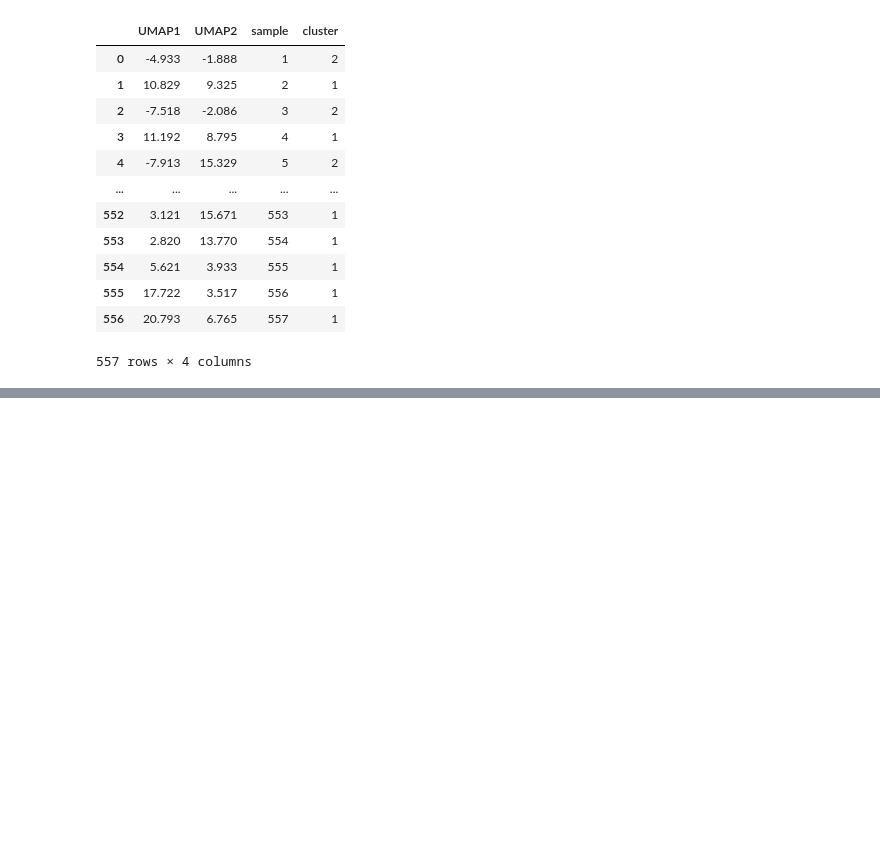
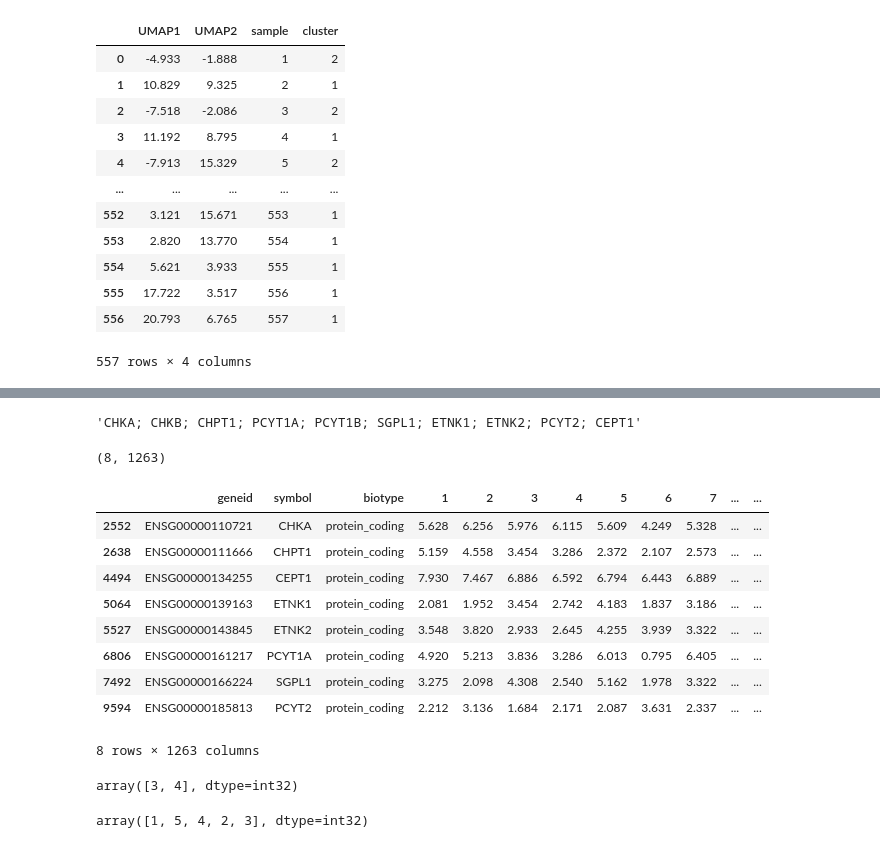
Before and after one commit to flalix/perturb_agent, a Jupyter notebook: notebooks/mtp_TCGA_56_studying_results.ipynb, the cells around one changed output, grey strips where cells are left out. Saved outputs shown, nothing was run; the diff lists cells and outputs as text; code cells hidden in the pictures; blank space fills up the shorter version.

```diff
--- a/notebooks/mtp_TCGA_56_studying_results.ipynb
+++ b/notebooks/mtp_TCGA_56_studying_results.ipynb
@@ -322,0 +344,39 @@ gdc.df_umap
+# %%
+genesk_col = ['CHKA', 'CHKB', 'CHPT1', 'PCYT1A', 'PCYT1B']
+genesk_eta = ['SGPL1', 'ETNK1', 'ETNK2', 'PCYT2', 'CEPT1']
+
+genesk_all = genesk_col + genesk_eta
+"; ".join(genesk_all)
+# %% [output]
+'CHKA; CHKB; CHPT1; PCYT1A; PCYT1B; SGPL1; ETNK1; ETNK2; PCYT2; CEPT1'
+# %%
+df2 = dfall[dfall.symbol.isin(genesk_all)]
+print(df2.shape)
+df2
+# %% [output]
+(8, 1263)
+|  | geneid | symbol | biotype | 1 | 2 | 3 | 4 | 5 | 6 | 7 | ... | ... |
+| 2552 | ENSG00000110721 | CHKA | protein_coding | 5.628 | 6.256 | 5.976 | 6.115 | 5.609 | 4.249 | 5.328 | ... | ... |
+| 2638 | ENSG00000111666 | CHPT1 | protein_coding | 5.159 | 4.558 | 3.454 | 3.286 | 2.372 | 2.107 | 2.573 | ... | ... |
+| 4494 | ENSG00000134255 | CEPT1 | protein_coding | 7.930 | 7.467 | 6.886 | 6.592 | 6.794 | 6.443 | 6.889 | ... | ... |
+| 5064 | ENSG00000139163 | ETNK1 | protein_coding | 2.081 | 1.952 | 3.454 | 2.742 | 4.183 | 1.837 | 3.186 | ... | ... |
+| 5527 | ENSG00000143845 | ETNK2 | protein_coding | 3.548 | 3.820 | 2.933 | 2.645 | 4.255 | 3.939 | 3.322 | ... | ... |
+| 6806 | ENSG00000161217 | PCYT1A | protein_coding | 4.920 | 5.213 | 3.836 | 3.286 | 6.013 | 0.795 | 6.405 | ... | ... |
+| 7492 | ENSG00000166224 | SGPL1 | protein_coding | 3.275 | 2.098 | 4.308 | 2.540 | 5.162 | 1.978 | 3.322 | ... | ... |
+| 9594 | ENSG00000185813 | PCYT2 | protein_coding | 2.212 | 3.136 | 1.684 | 2.171 | 2.087 | 3.631 | 2.337 | ... | ... |
+8 rows × 1263 columns
+# %%
+df_hca = gdc.df_hca
+df_metadata = gdc.df_metadata
+
+lista = df_metadata[df_metadata.condition == 'normal'].index.to_list()
+mini = np.min(lista)
+
+normal_clusters = np.unique(df_hca[df_hca['sample'] >= mini].cluster)
+normal_clusters
+# %% [output]
+array([3, 4], dtype=int32)
+# %%
+df_hca.cluster.unique()
+# %% [output]
+array([1, 5, 4, 2, 3], dtype=int32)
```
Also changed, not shown: parts of 13 cells of this notebook, 3 other files.
